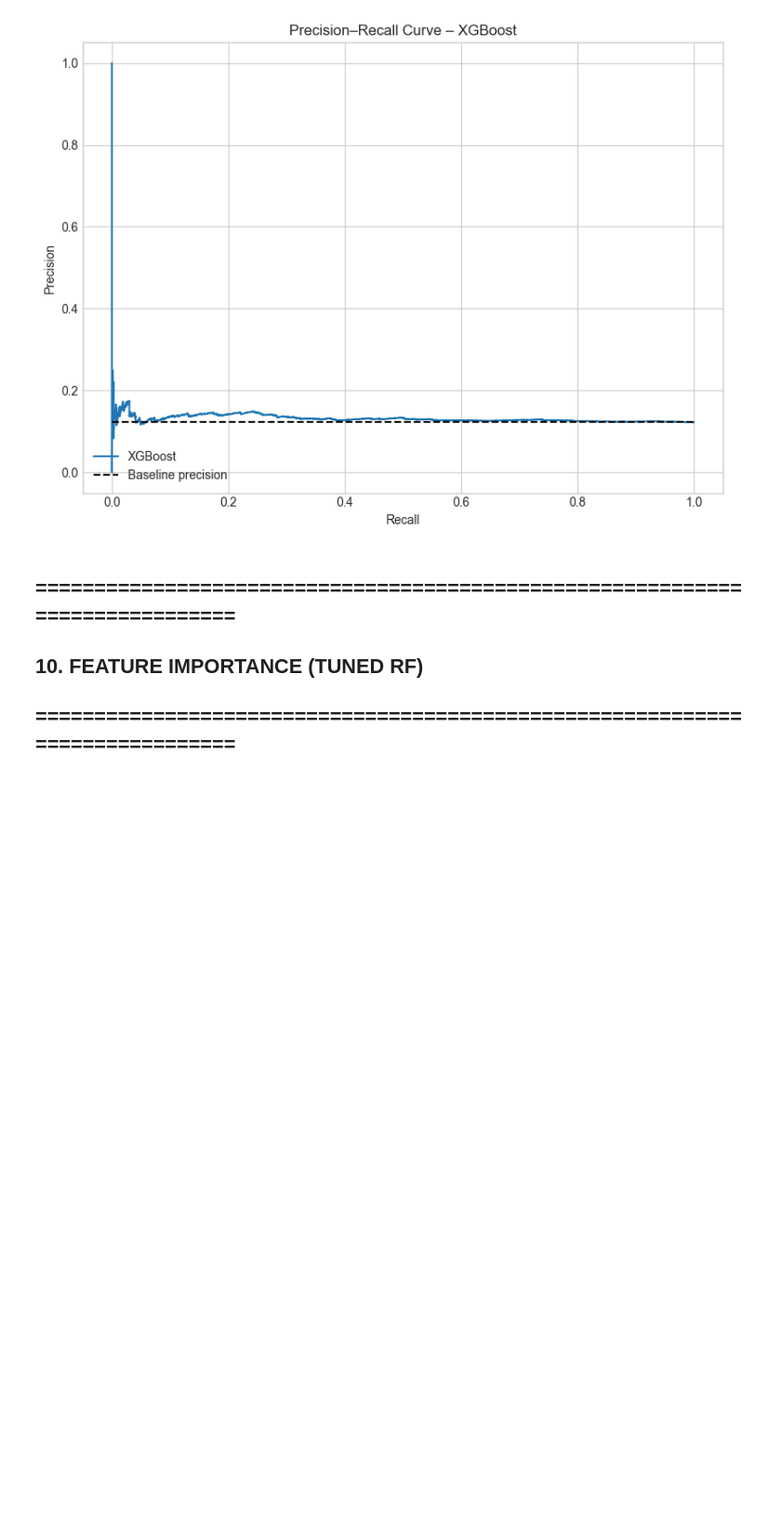
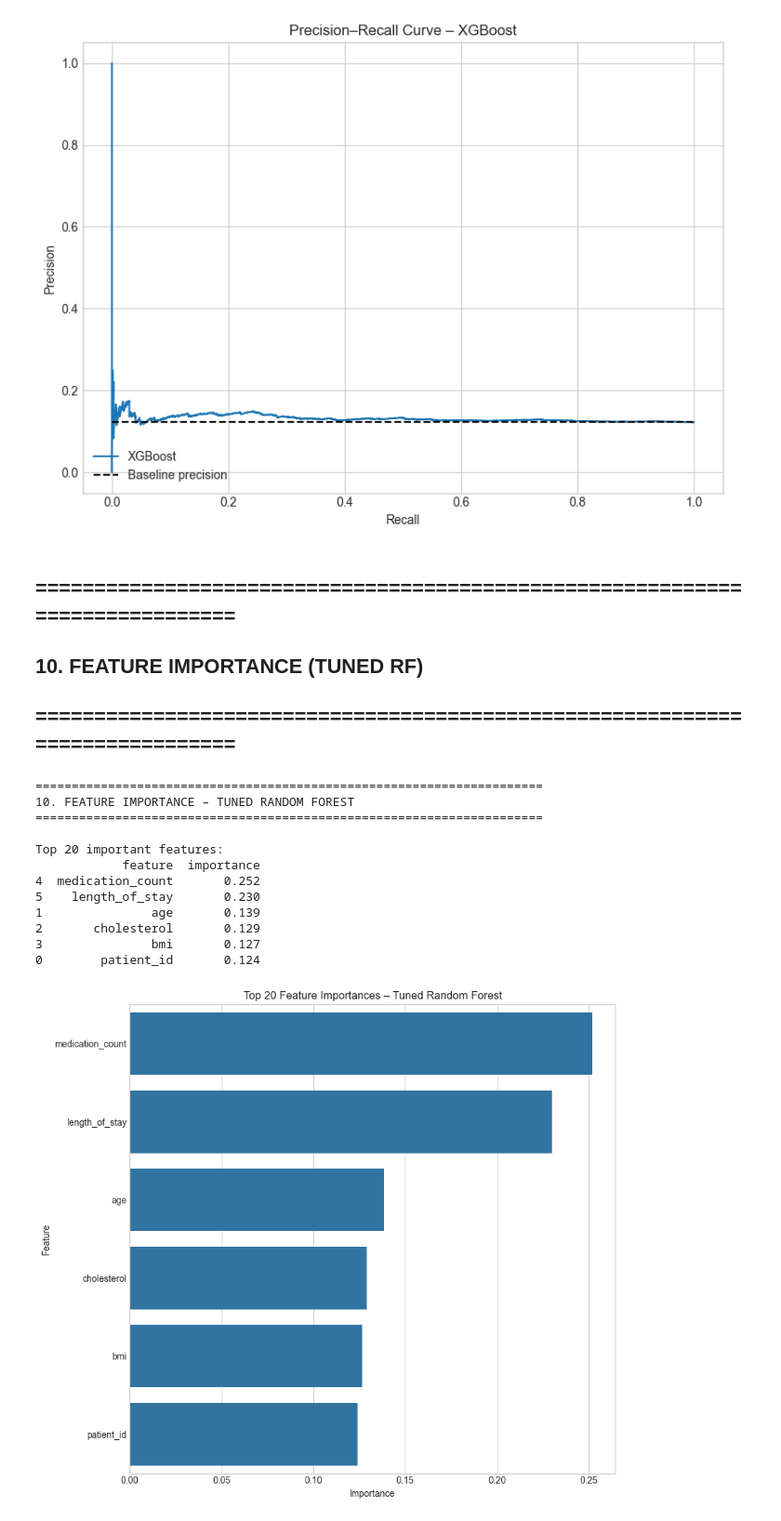
Before and after one commit to albertokabore/Hospital-Readmission-Prediction, a Jupyter notebook: notebooks/Readmission_Project.ipynb, the cells around one changed output. Shown at 93% size. Saved outputs shown, nothing was run; the diff lists cells and outputs as text; code cells hidden in the pictures; blank space fills up the shorter version.

```diff
--- a/notebooks/Readmission_Project.ipynb
+++ b/notebooks/Readmission_Project.ipynb
@@ -1163,3 +1163,37 @@ if best_probs is not None:
 ## =============================================================================
 ##  10. FEATURE IMPORTANCE (TUNED RF)
 ## =============================================================================
+# %%
+print("\n" + "=" * 70)
+print("10. FEATURE IMPORTANCE – TUNED RANDOM FOREST")
+print("=" * 70)
+
+if hasattr(best_rf, "feature_importances_"):
+    importances = best_rf.feature_importances_
+    imp_df = pd.DataFrame({"feature": X.columns, "importance": importances})
+    imp_df = imp_df.sort_values("importance", ascending=False)
+
+    print("\nTop 20 important features:")
+    print(imp_df.head(20))
+
+    plt.figure(figsize=(9, 8))
+    sns.barplot(data=imp_df.head(20), x="importance", y="feature")
+    plt.title("Top 20 Feature Importances – Tuned Random Forest")
+    plt.xlabel("Importance")
+    plt.ylabel("Feature")
+    plt.tight_layout()
+    plt.show()
+# %% [output]
+======================================================================
+10. FEATURE IMPORTANCE – TUNED RANDOM FOREST
+======================================================================
+
+Top 20 important features:
+            feature  importance
+4  medication_count       0.252
+5    length_of_stay       0.230
+1               age       0.139
+2       cholesterol       0.129
+3               bmi       0.127
+0        patient_id       0.124
+[figure, added]
```
Also changed, not shown: parts of 2 cells of this notebook.
